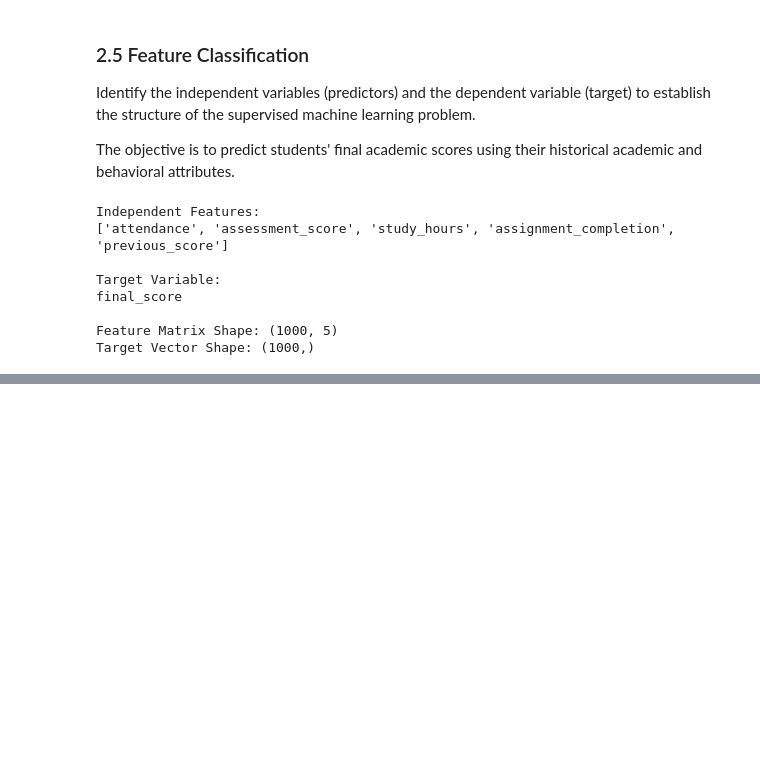
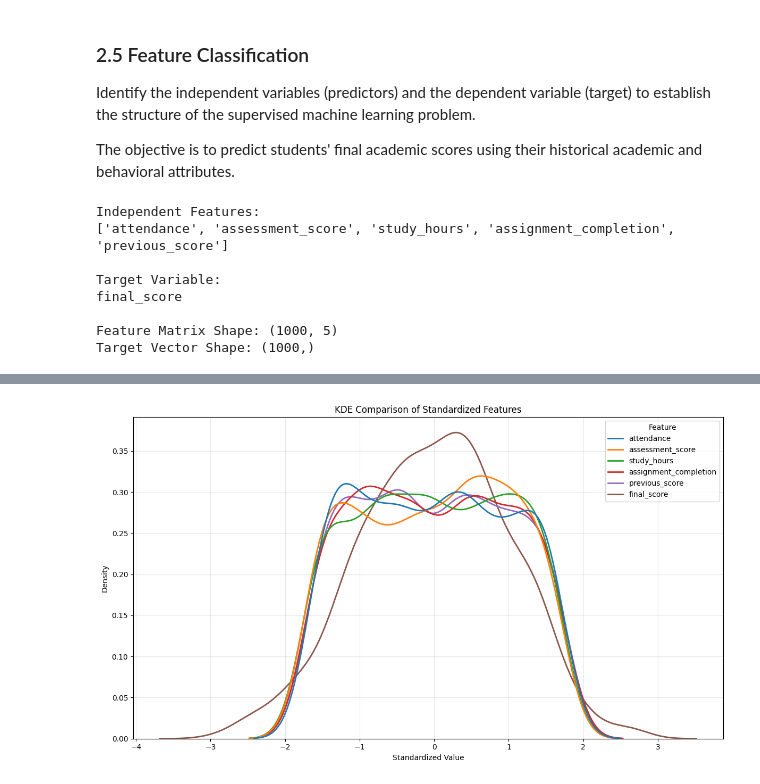
Before and after one commit to TanmayChauhan123/InsightPulse, a Jupyter notebook: notebooks/exploration.ipynb, the cells around one changed output, grey strips where cells are left out. Drawn from its saved outputs; the diff is of its cells as text; code cells hidden in the pictures; blank space fills up the shorter version.

```diff
--- a/notebooks/exploration.ipynb
+++ b/notebooks/exploration.ipynb
@@ -158,0 +442,32 @@ Target Vector Shape: (1000,)
+# %%
+# Standardize numerical features for distribution comparison
+standardized_df = (df - df.mean()) / df.std()
+
+# Convert the dataset into long format
+melted_df = standardized_df.melt(
+    var_name="Feature",
+    value_name="Standardized Value"
+)
+
+# Plot KDE curves for all features
+plt.figure(figsize=(12, 7))
+
+sns.kdeplot(
+    data=melted_df,
+    x="Standardized Value",
+    hue="Feature",
+    fill=False,
+    common_norm=False,
+    linewidth=2
+)
+
+# Add plot details
+plt.title("KDE Comparison of Standardized Features")
+plt.xlabel("Standardized Value")
+plt.ylabel("Density")
+plt.grid(alpha=0.3)
+
+plt.tight_layout()
+plt.show()
+# %% [output]
+[figure, added]
```
Also changed, not shown: parts of 30 cells of this notebook.
